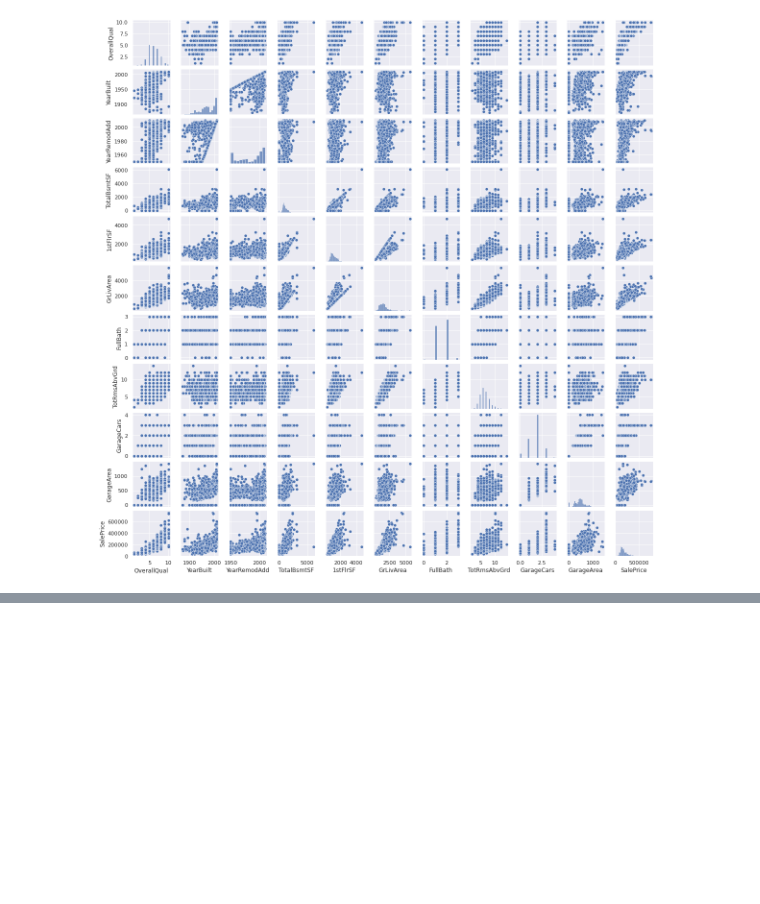
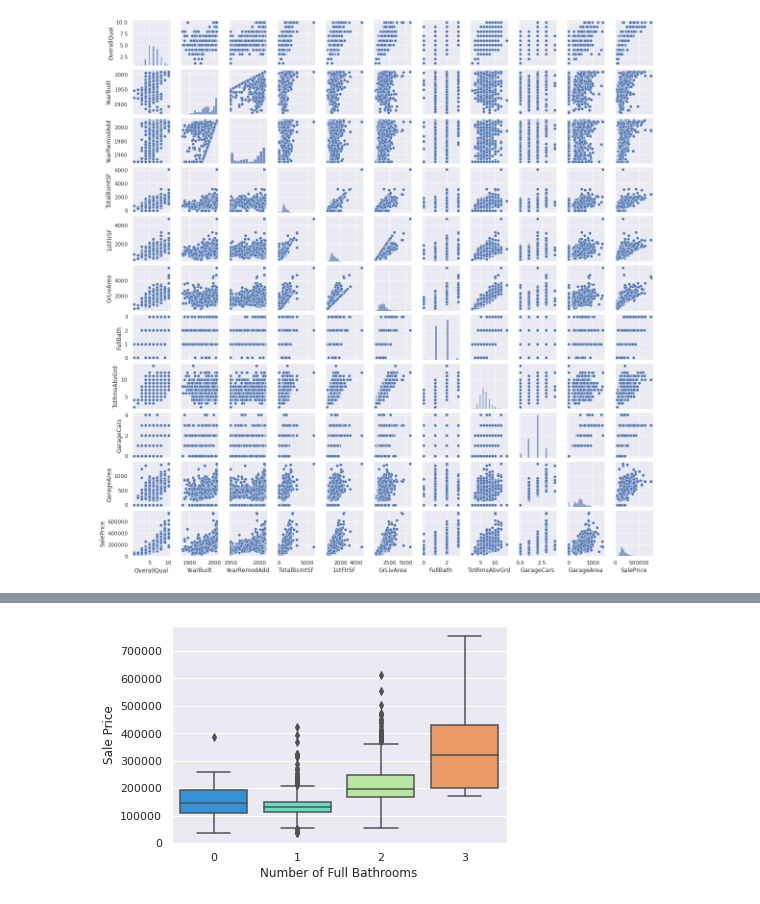
Before and after one commit to wondrousWebWorks/house-price-regression, a Jupyter notebook: jupyter_notebooks/02 - ExploratoryDataAnalysis.ipynb, the cells around one changed output, grey strips where cells are left out. Drawn from its saved outputs; the diff is of its cells as text; code cells hidden in the pictures; blank space fills up the shorter version.

```diff
--- a/jupyter_notebooks/02 - ExploratoryDataAnalysis.ipynb
+++ b/jupyter_notebooks/02 - ExploratoryDataAnalysis.ipynb
@@ -387,0 +388,8 @@ ax3.boxplot(df_train["GarageCars"]);
+# %%
+ax = sns.boxplot(x="FullBath",
+                 y="SalePrice",
+                 data=df_train,
+                 palette="rainbow").set(xlabel=selected_feature_dict['FullBath'],
+                 ylabel=selected_feature_dict['SalePrice'])
+# %% [output]
+[figure, added]
```
Also changed, not shown: parts of 7 cells of this notebook.
